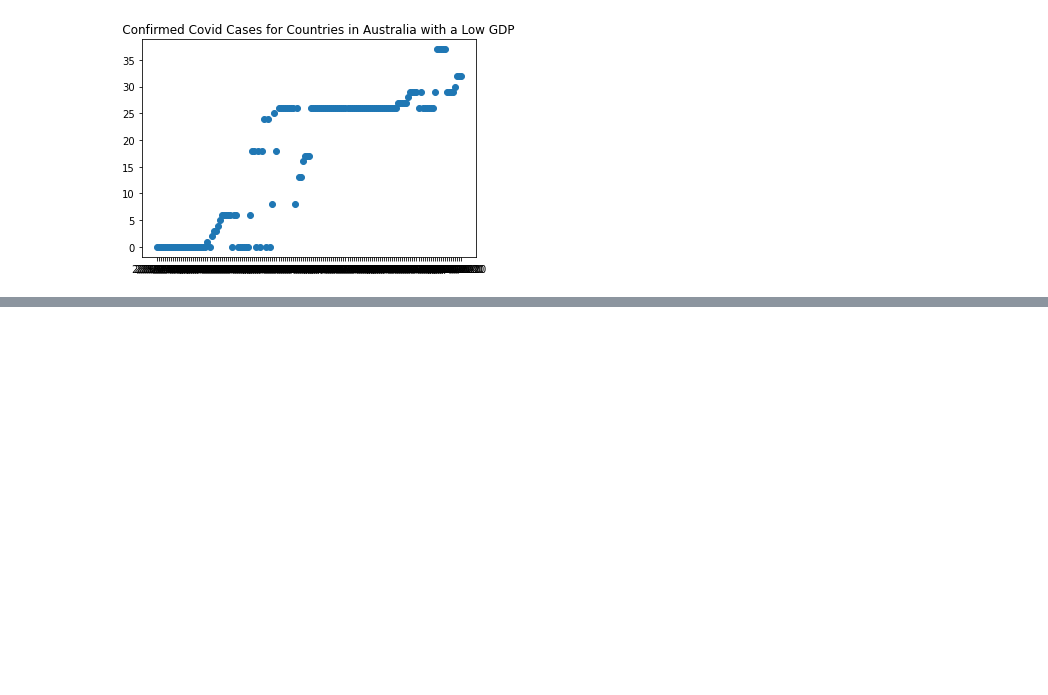
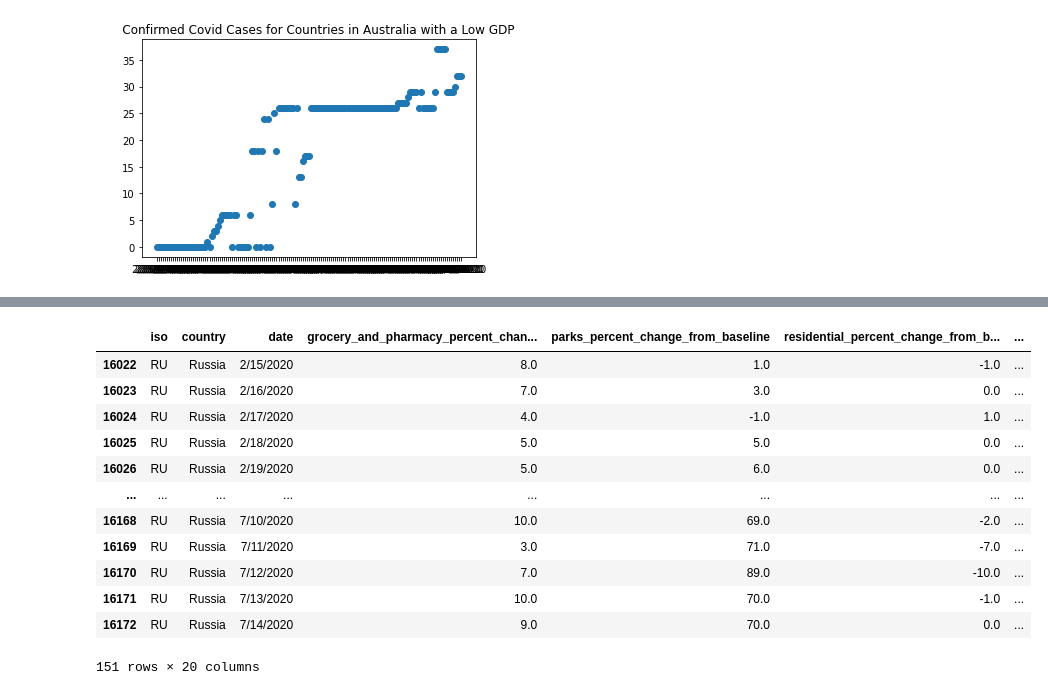
Before and after one commit to christophersingh/Covid-Analysis, a Jupyter notebook: COVID.ipynb, the cells around one changed output, grey strips where cells are left out. Cells and saved outputs as stored; diff of their text form; code cells hidden in the pictures; blank space fills up the shorter version.

```diff
--- a/COVID.ipynb
+++ b/COVID.ipynb
@@ -259,0 +263,20 @@ ValueError: operands could not be broadcast together with shapes (17,) (151,)
+# %%
+Italy = europe[europeHigh][europe[europeHigh]['country']=='Italy']
+Spain = europe[europeHigh][europe[europeHigh]['country']=='Spain']
+Russia = europe[europeLow][europe[europeLow]['country']=='Russia']
+Ukraine = europe[europeLow][europe[europeLow]['country']=='Ukraine']
+Russia
+# %% [output]
+|  | iso | country | date | grocery_and_pharmacy_percent_chan... | parks_percent_change_from_baseline | residential_percent_change_from_b... | ... |
+| 16022 | RU | Russia | 2/15/2020 | 8.0 | 1.0 | -1.0 | ... |
+| 16023 | RU | Russia | 2/16/2020 | 7.0 | 3.0 | 0.0 | ... |
+| 16024 | RU | Russia | 2/17/2020 | 4.0 | -1.0 | 1.0 | ... |
+| 16025 | RU | Russia | 2/18/2020 | 5.0 | 5.0 | 0.0 | ... |
+| 16026 | RU | Russia | 2/19/2020 | 5.0 | 6.0 | 0.0 | ... |
+| ... | ... | ... | ... | ... | ... | ... | ... |
+| 16168 | RU | Russia | 7/10/2020 | 10.0 | 69.0 | -2.0 | ... |
+| 16169 | RU | Russia | 7/11/2020 | 3.0 | 71.0 | -7.0 | ... |
+| 16170 | RU | Russia | 7/12/2020 | 7.0 | 89.0 | -10.0 | ... |
+| 16171 | RU | Russia | 7/13/2020 | 10.0 | 70.0 | -1.0 | ... |
+| 16172 | RU | Russia | 7/14/2020 | 9.0 | 70.0 | 0.0 | ... |
+151 rows × 20 columns
```
Also changed, not shown: parts of 17 cells of this notebook.
